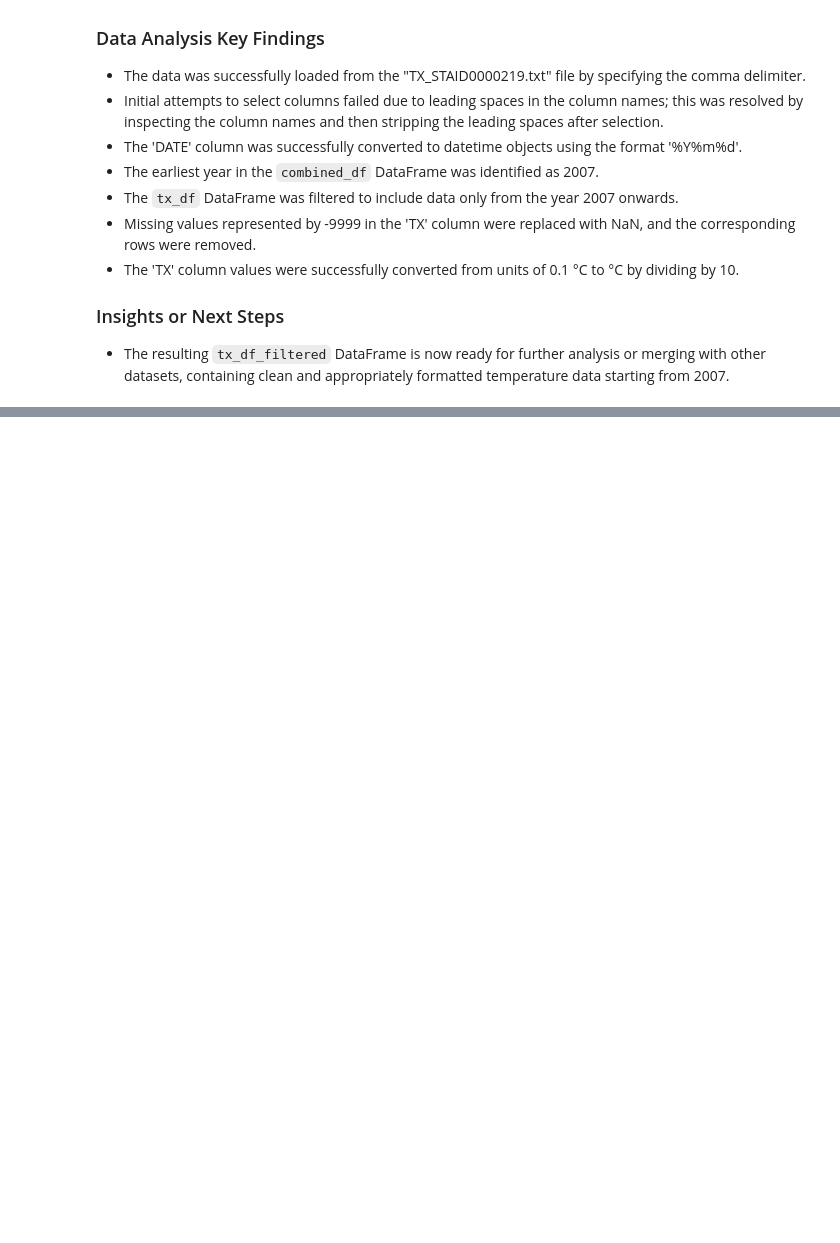
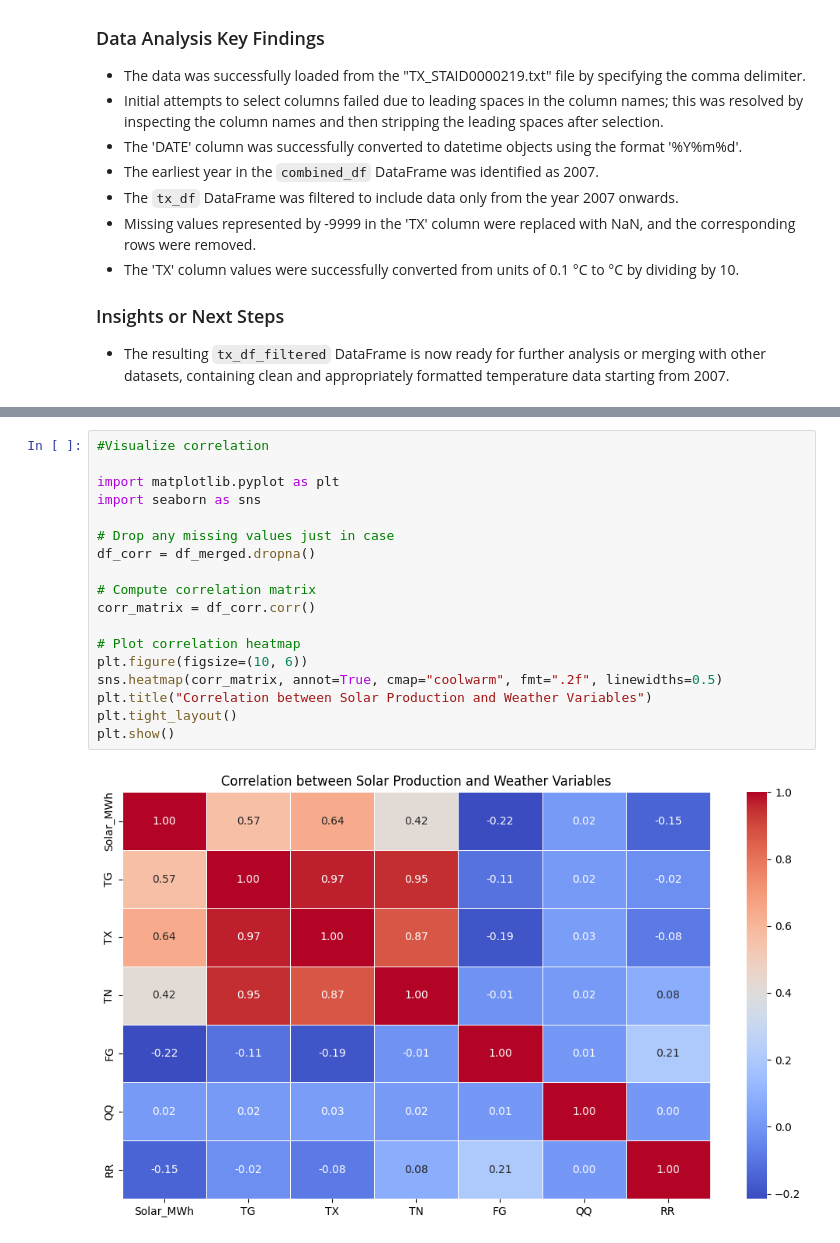
Before and after one commit to remussamoila/Electricity_forecast_for_prosumers, a Jupyter notebook: notebooks/01_data_cleaning.ipynb, the cells around one changed output, grey strips where cells are left out. Saved outputs shown, nothing was run; the diff lists cells and outputs as text; blank space fills up the shorter version.

```diff
--- a/notebooks/01_data_cleaning.ipynb
+++ b/notebooks/01_data_cleaning.ipynb
@@ -546,0 +611,20 @@ else:
+# %%
+#Visualize correlation
+
+import matplotlib.pyplot as plt
+import seaborn as sns
+
+# Drop any missing values just in case
+df_corr = df_merged.dropna()
+
+# Compute correlation matrix
+corr_matrix = df_corr.corr()
+
+# Plot correlation heatmap
+plt.figure(figsize=(10, 6))
+sns.heatmap(corr_matrix, annot=True, cmap="coolwarm", fmt=".2f", linewidths=0.5)
+plt.title("Correlation between Solar Production and Weather Variables")
+plt.tight_layout()
+plt.show()
+# %% [output]
+[figure, added]
```
Also changed, not shown: parts of 5 cells of this notebook.
